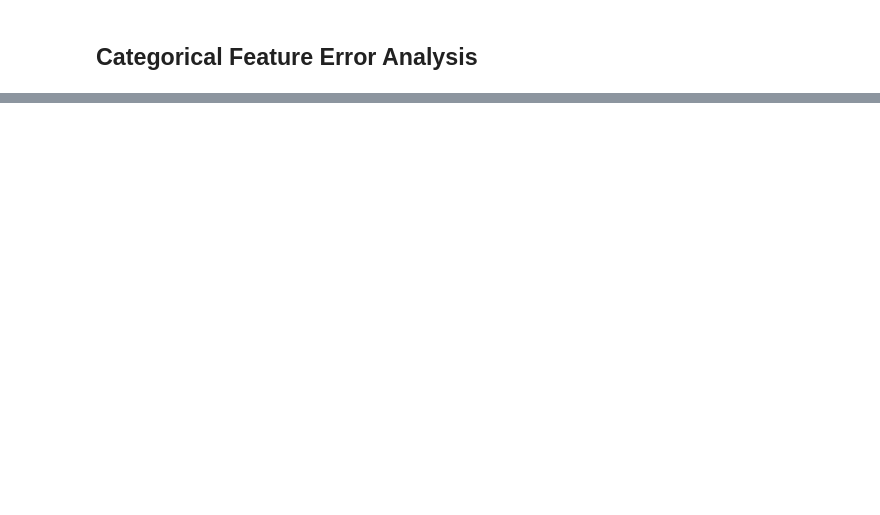
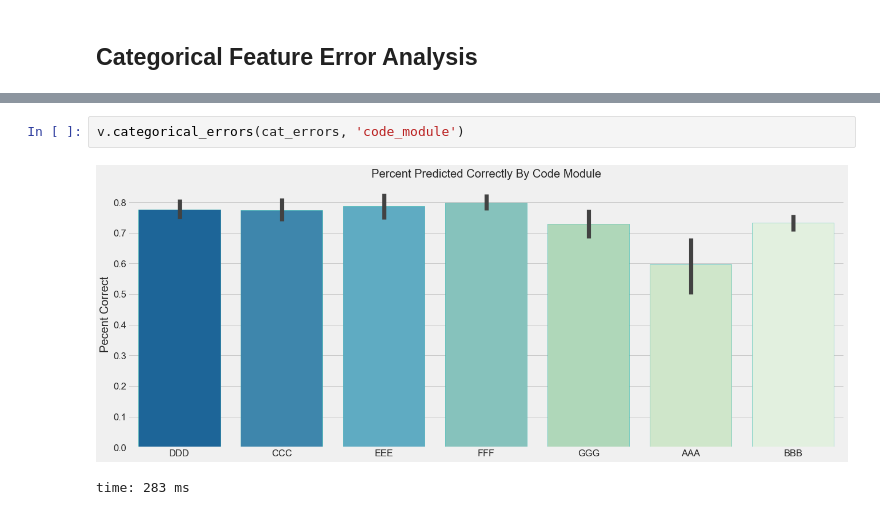
Before and after one commit to jeffreyhwatson/online_outcomes, a Jupyter notebook: notebooks/exploratory/error_analysis.ipynb, the cells around one changed output, grey strips where cells are left out. Cells and saved outputs as stored; diff of their text form; blank space fills up the shorter version.

```diff
--- a/notebooks/exploratory/error_analysis.ipynb
+++ b/notebooks/exploratory/error_analysis.ipynb
@@ -334,0 +314,5 @@ time: 194 ms
+# %%
+v.categorical_errors(cat_errors, 'code_module')
+# %% [output]
+[figure, added]
+time: 283 ms
```
Also changed, not shown: parts of 35 cells of this notebook, 11 other files.
